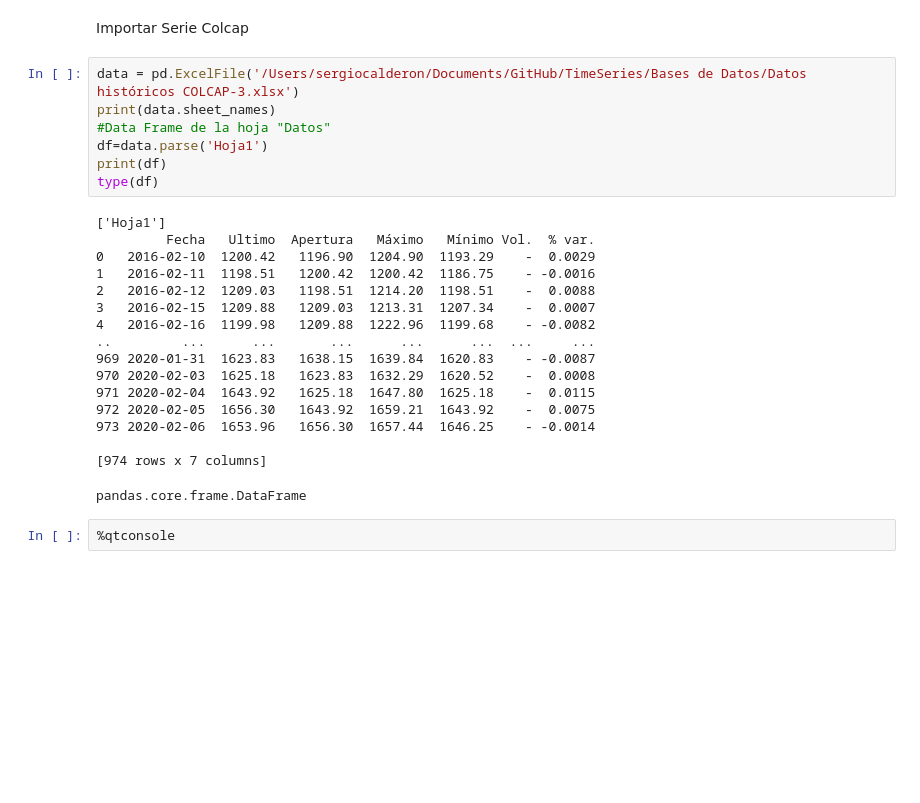
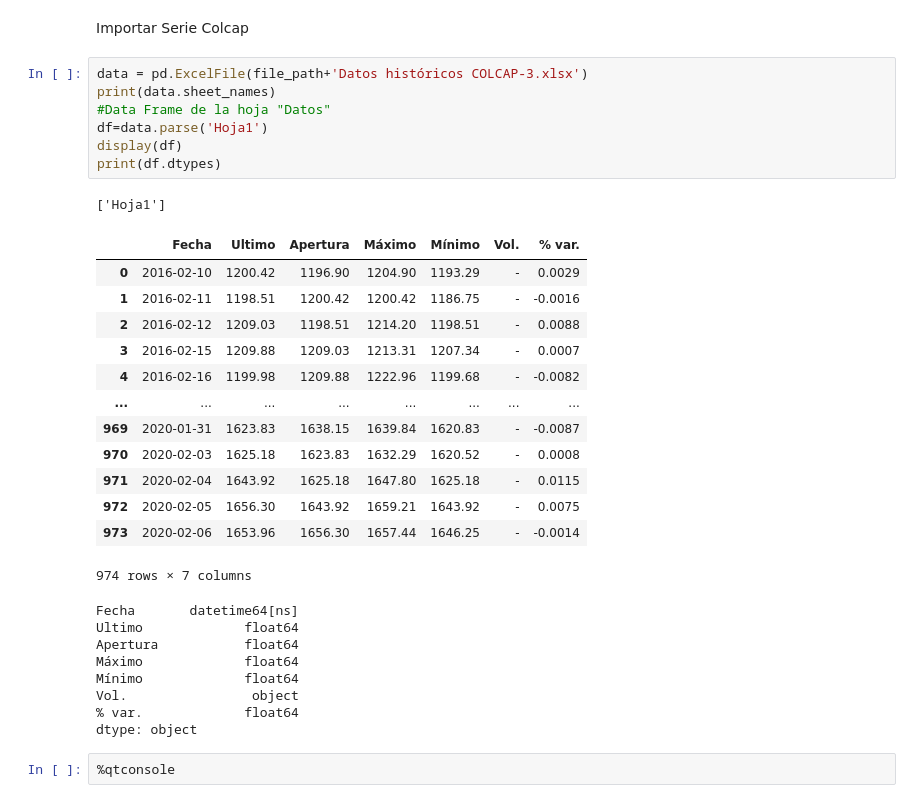
Before and after one commit to TheJarmanitor/TimeSeries, a Jupyter notebook: Python Jupyter/Importacion.ipynb, the cells around one changed output. Drawn from its saved outputs; the diff is of its cells as text; blank space fills up the shorter version.

```diff
--- a/Python Jupyter/Importacion.ipynb
+++ b/Python Jupyter/Importacion.ipynb
@@ -68,29 +71,35 @@ acfLluvias=plot_acf(Lluviats,unbiased=False)
 # %% [markdown]
 Importar Serie Colcap
 # %%
-data = pd.ExcelFile('/Users/sergiocalderon/Documents/GitHub/TimeSeries/Bases de Datos/Datos históricos COLCAP-3.xlsx')
+data = pd.ExcelFile(file_path+'Datos históricos COLCAP-3.xlsx')
 print(data.sheet_names)
 #Data Frame de la hoja "Datos"
 df=data.parse('Hoja1')
-print(df)
-type(df)
+display(df)
+print(df.dtypes)
 # %% [output]
 ['Hoja1']
-         Fecha   Ultimo  Apertura   Máximo   Mínimo Vol.  % var.
-0   2016-02-10  1200.42   1196.90  1204.90  1193.29    -  0.0029
-1   2016-02-11  1198.51   1200.42  1200.42  1186.75    - -0.0016
-2   2016-02-12  1209.03   1198.51  1214.20  1198.51    -  0.0088
-3   2016-02-15  1209.88   1209.03  1213.31  1207.34    -  0.0007
-4   2016-02-16  1199.98   1209.88  1222.96  1199.68    - -0.0082
-..         ...      ...       ...      ...      ...  ...     ...
-969 2020-01-31  1623.83   1638.15  1639.84  1620.83    - -0.0087
-970 2020-02-03  1625.18   1623.83  1632.29  1620.52    -  0.0008
-971 2020-02-04  1643.92   1625.18  1647.80  1625.18    -  0.0115
-972 2020-02-05  1656.30   1643.92  1659.21  1643.92    -  0.0075
-973 2020-02-06  1653.96   1656.30  1657.44  1646.25    - -0.0014
-
-[974 rows x 7 columns]
+|  | Fecha | Ultimo | Apertura | Máximo | Mínimo | Vol. | % var. |
+| 0 | 2016-02-10 | 1200.42 | 1196.90 | 1204.90 | 1193.29 | - | 0.0029 |
+| 1 | 2016-02-11 | 1198.51 | 1200.42 | 1200.42 | 1186.75 | - | -0.0016 |
+| 2 | 2016-02-12 | 1209.03 | 1198.51 | 1214.20 | 1198.51 | - | 0.0088 |
+| 3 | 2016-02-15 | 1209.88 | 1209.03 | 1213.31 | 1207.34 | - | 0.0007 |
+| 4 | 2016-02-16 | 1199.98 | 1209.88 | 1222.96 | 1199.68 | - | -0.0082 |
+| ... | ... | ... | ... | ... | ... | ... | ... |
+| 969 | 2020-01-31 | 1623.83 | 1638.15 | 1639.84 | 1620.83 | - | -0.0087 |
+| 970 | 2020-02-03 | 1625.18 | 1623.83 | 1632.29 | 1620.52 | - | 0.0008 |
+| 971 | 2020-02-04 | 1643.92 | 1625.18 | 1647.80 | 1625.18 | - | 0.0115 |
+| 972 | 2020-02-05 | 1656.30 | 1643.92 | 1659.21 | 1643.92 | - | 0.0075 |
+| 973 | 2020-02-06 | 1653.96 | 1656.30 | 1657.44 | 1646.25 | - | -0.0014 |
-pandas.core.frame.DataFrame
+974 rows × 7 columns
+Fecha       datetime64[ns]
+Ultimo             float64
+Apertura           float64
+Máximo             float64
+Mínimo             float64
+Vol.                object
+% var.             float64
+dtype: object
 # %%
 %qtconsole
 # %%
```
Also changed, not shown: parts of 5 cells of this notebook, 1 other file.
